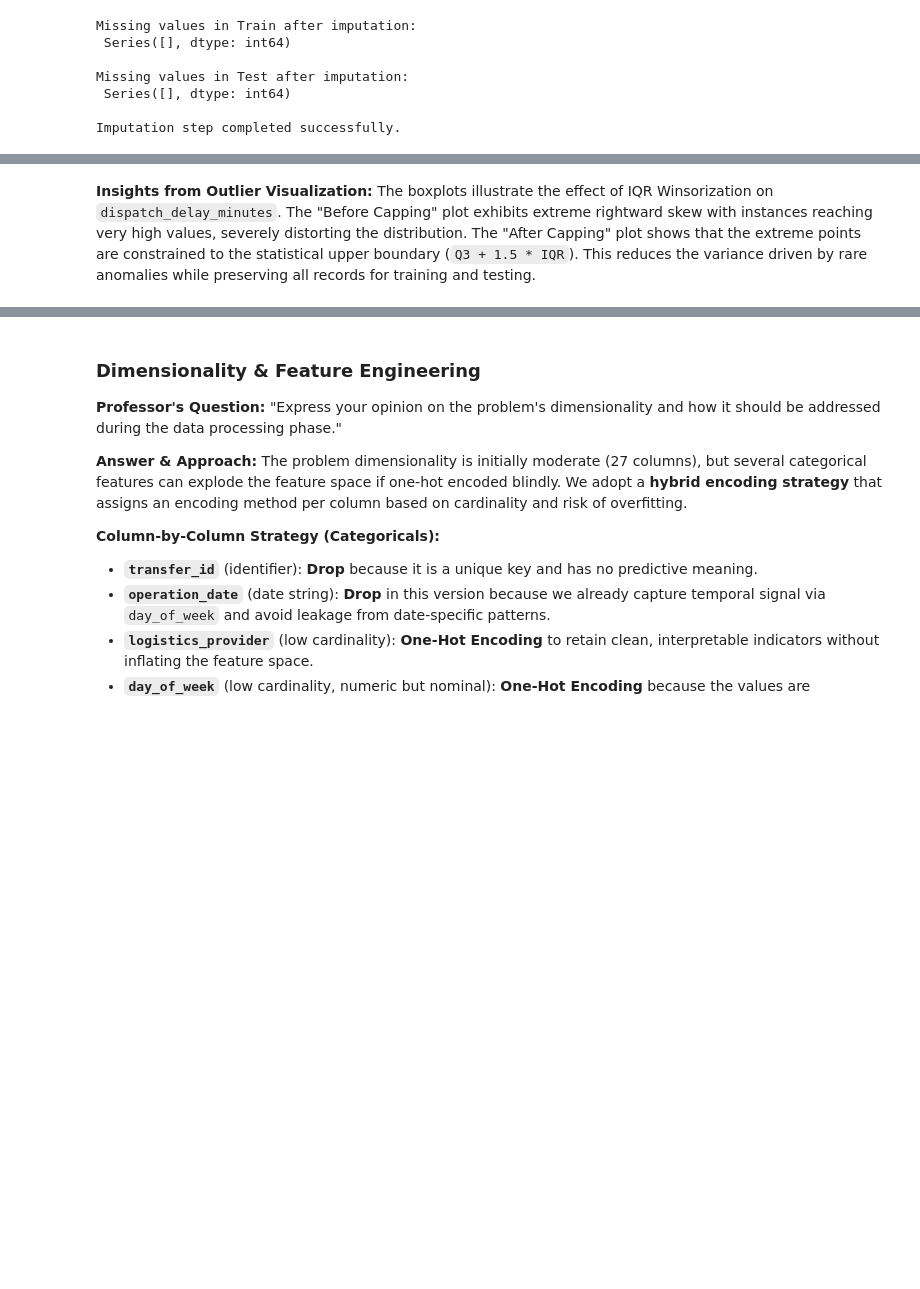
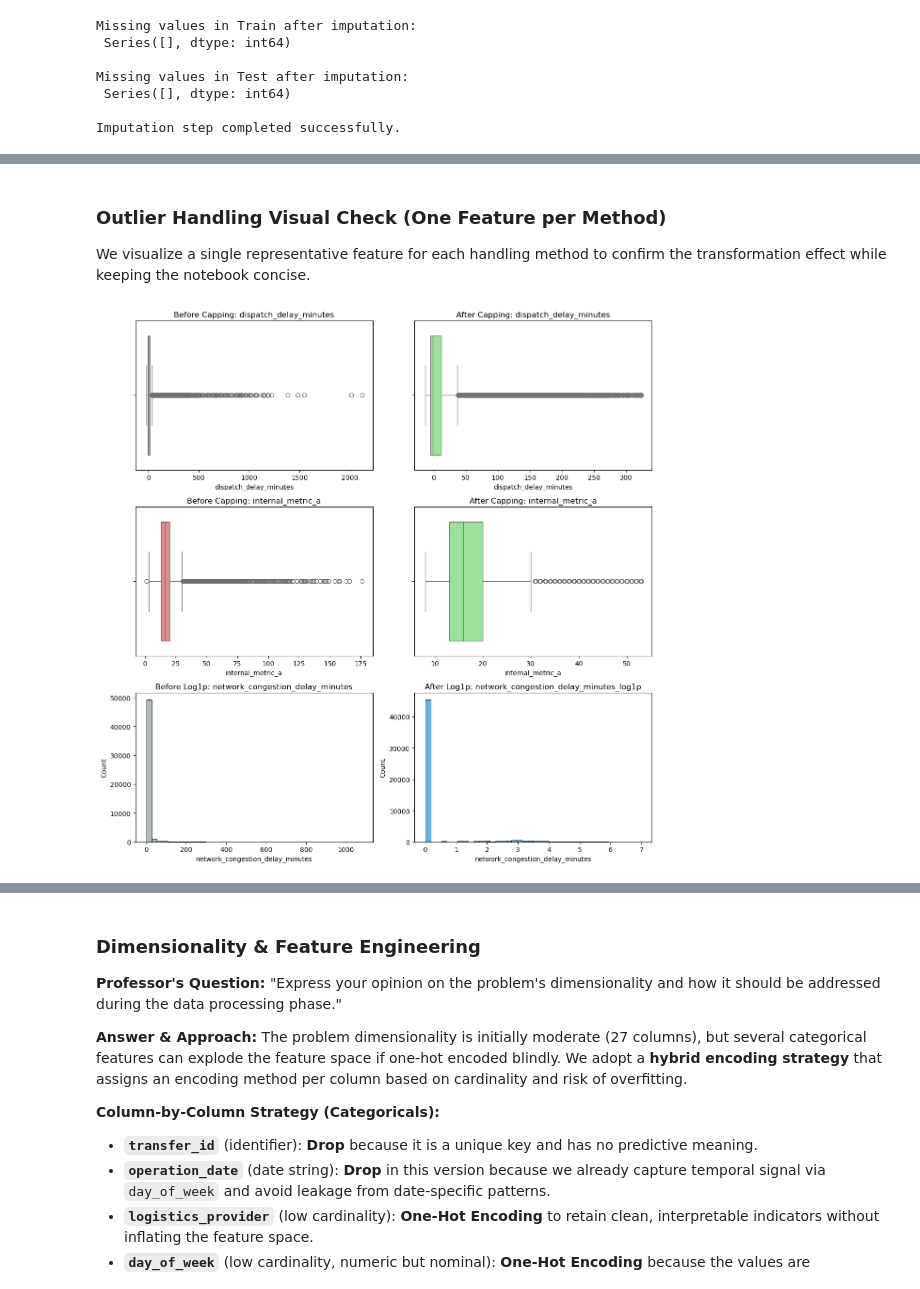
Before and after one commit to InbarKedem/final-project-intro-to-ml, a Jupyter notebook: task.ipynb, the cells around one changed output, grey strips where cells are left out. Drawn from its saved outputs; the diff is of its cells as text; code cells hidden in the pictures; blank space fills up the shorter version.

```diff
--- a/task.ipynb
+++ b/task.ipynb
@@ -1210,3 +1225,67 @@ plt.show()
-# %% [markdown]
-**Insights from Outlier Visualization:**
-The boxplots illustrate the effect of IQR Winsorization on `dispatch_delay_minutes`. The "Before Capping" plot exhibits extreme rightward skew with instances reaching very high values, severely distorting the distribution. The "After Capping" plot shows that the extreme points are constrained to the statistical upper boundary (`Q3 + 1.5 * IQR`). This reduces the variance driven by rare anomalies while preserving all records for training and testing.
+# %% [markdown]
+### Outlier Handling Visual Check (One Feature per Method)
+
+We visualize a single representative feature for each handling method to confirm the transformation effect while keeping the notebook concise.
+# %%
+# Visualize one feature per method using the raw training data
+cap_feature = 'dispatch_delay_minutes'
+metric_feature = 'internal_metric_a'
+log1p_feature = 'network_congestion_delay_minutes'
+
+def prepare_series(df, col):
+    if col not in df.columns:
+        return None
+    series = df[col].copy()
+    median = series.median()
+    return series.fillna(median)
+
+fig, axes = plt.subplots(3, 2, figsize=(12, 12))
+
+# 1) Percentile-capped delay feature
+cap_series = prepare_series(train_df, cap_feature)
+if cap_series is not None:
+    lower, upper = cap_series.quantile([0.005, 0.995])
+    capped_series = cap_series.clip(lower=lower, upper=upper)
+    sns.boxplot(x=cap_series, ax=axes[0, 0], color='lightcoral')
+    axes[0, 0].set_title(f'Before Capping: {cap_feature}')
+    sns.boxplot(x=capped_series, ax=axes[0, 1], color='lightgreen')
+    axes[0, 1].set_title(f'After Capping: {cap_feature}')
+else:
+    axes[0, 0].text(0.5, 0.5, 'Feature not available', ha='center')
+    axes[0, 1].text(0.5, 0.5, 'Feature not available', ha='center')
+    axes[0, 0].set_axis_off()
+    axes[0, 1].set_axis_off()
+
+# 2) Mild-capped internal metric
+metric_series = prepare_series(train_df, metric_feature)
+if metric_series is not None:
+    lower, upper = metric_series.quantile([0.01, 0.99])
+    capped_metric = metric_series.clip(lower=lower, upper=upper)
+    sns.boxplot(x=metric_series, ax=axes[1, 0], color='lightcoral')
+    axes[1, 0].set_title(f'Before Capping: {metric_feature}')
+    sns.boxplot(x=capped_metric, ax=axes[1, 1], color='lightgreen')
+    axes[1, 1].set_title(f'After Capping: {metric_feature}')
+else:
+    axes[1, 0].text(0.5, 0.5, 'Feature not available', ha='center')
+    axes[1, 1].text(0.5, 0.5, 'Feature not available', ha='center')
+    axes[1, 0].set_axis_off()
+    axes[1, 1].set_axis_off()
+
+# 3) Log1p transform for zero-inflated delays
+log_series = prepare_series(train_df, log1p_feature)
+if log_series is not None:
+    log_transformed = np.log1p(log_series.clip(lower=0))
+    sns.histplot(log_series, bins=40, ax=axes[2, 0], color='#95a5a6')
+    axes[2, 0].set_title(f'Before Log1p: {log1p_feature}')
+    sns.histplot(log_transformed, bins=40, ax=axes[2, 1], color='#3498db')
+    axes[2, 1].set_title(f'After Log1p: {log1p_feature}_log1p')
+else:
+    axes[2, 0].text(0.5, 0.5, 'Feature not available', ha='center')
+    axes[2, 1].text(0.5, 0.5, 'Feature not available', ha='center')
+    axes[2, 0].set_axis_off()
+    axes[2, 1].set_axis_off()
+
+plt.tight_layout()
+plt.show()
+# %% [output]
+[figure, added]
```
Also changed, not shown: parts of 6 cells of this notebook.
